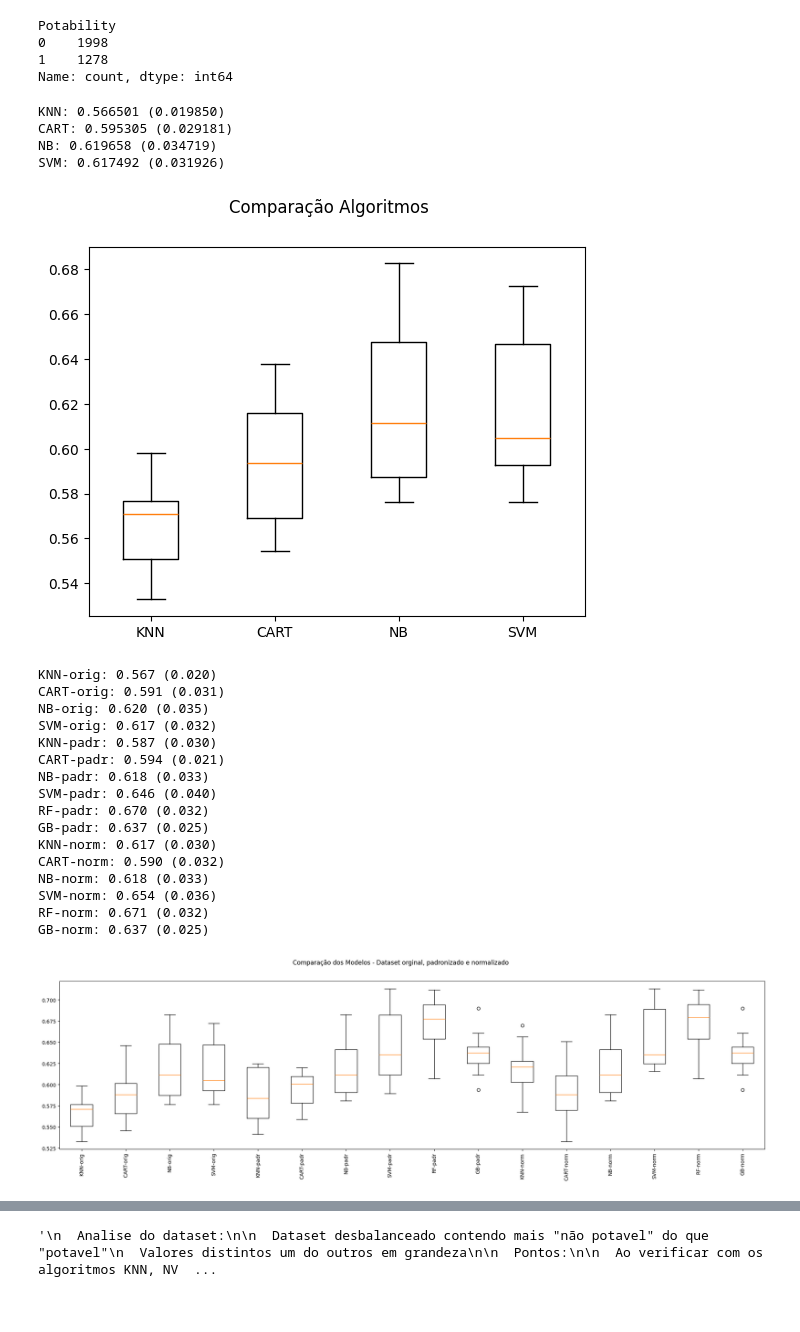
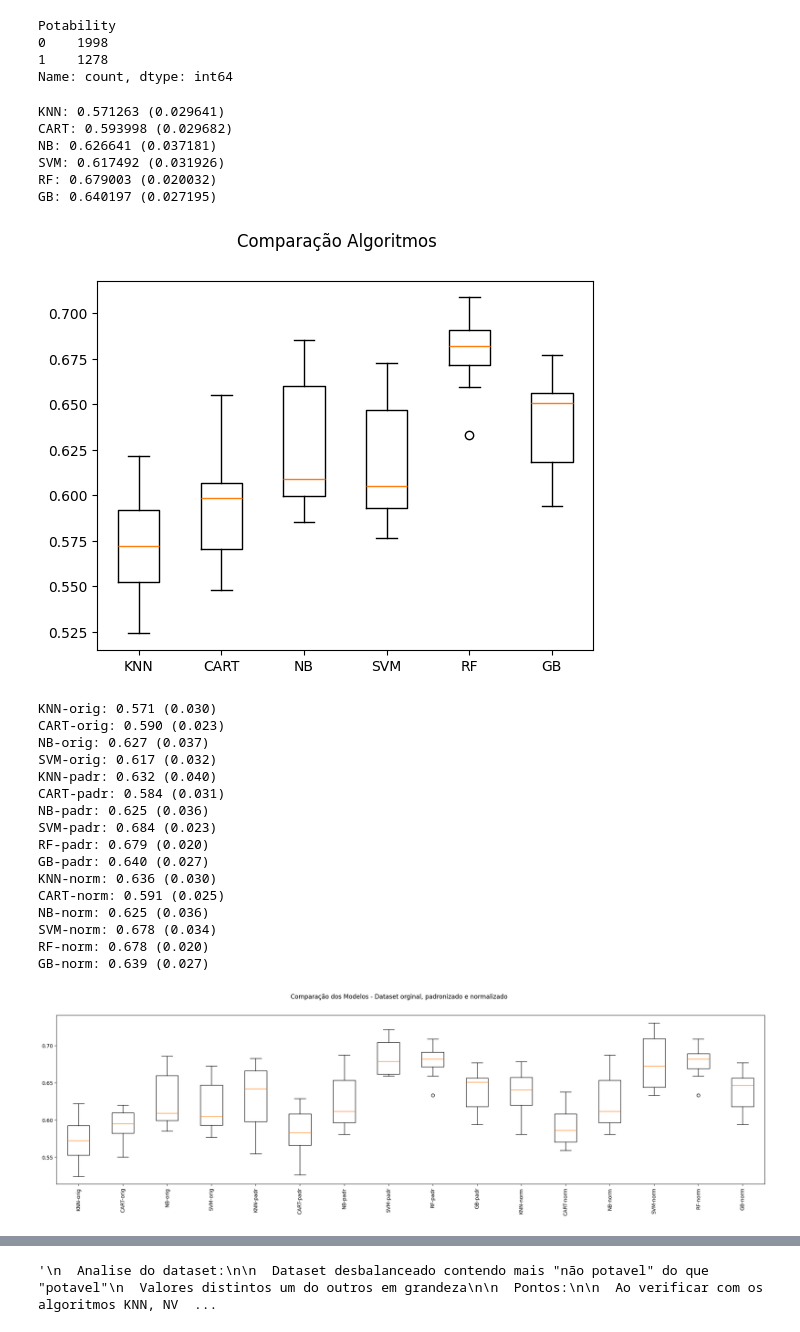
Before and after one commit to joao5142/pucrio-sprint-4-machine-learning, a Jupyter notebook: api/machine_learning/notebooks/ml_pucrio_sprint_4.ipynb, the cells around one changed output, grey strips where cells are left out. Saved outputs shown, nothing was run; the diff lists cells and outputs as text; code cells hidden in the pictures.

Commit message:
fix: adjust model

```diff
--- a/api/machine_learning/notebooks/ml_pucrio_sprint_4.ipynb
+++ b/api/machine_learning/notebooks/ml_pucrio_sprint_4.ipynb
@@ -63,7 +65,7 @@ Potability
 Name: count, dtype: int64
 # %%
 # Tratar datasets - Algumas colunas não tem valores
-dataset = dataset.fillna(0)
+dataset = dataset.fillna(dataset.mean())
 # %%
 # Holdout separar treino e teste
 
@@ -82,17 +84,15 @@ modelos.append(('KNN', KNeighborsClassifier()))
 modelos.append(('CART', DecisionTreeClassifier()))
 modelos.append(('NB', GaussianNB()))
 modelos.append(('SVM', SVC()))
+modelos.append(('RF', RandomForestClassifier(n_estimators=200, random_state=7)))
+modelos.append(('GB', GradientBoostingClassifier(n_estimators=200, random_state=7)))
 
 resultados = []
 nomes = []
 
 kfold = KFold(n_splits=10, shuffle=True, random_state=7)
 
-
-
 for nome_modelo, modelo in modelos:
-
-
     cv_resultados = cross_val_score(
         modelo,
         X_train,
@@ -112,10 +112,12 @@ for nome_modelo, modelo in modelos:
 
     print(msg)
 # %% [output]
-KNN: 0.566501 (0.019850)
-CART: 0.595305 (0.029181)
-NB: 0.619658 (0.034719)
+KNN: 0.571263 (0.029641)
+CART: 0.593998 (0.029682)
+NB: 0.626641 (0.037181)
 SVM: 0.617492 (0.031926)
+RF: 0.679003 (0.020032)
+GB: 0.640197 (0.027195)
 # %%
 # Comparar Algoritmos visualmente
 figura = plt.figure()
@@ -127,7 +129,7 @@ ax.set_xticklabels(nomes)
 
 plt.show()
 # %% [output]
-[figure, old version]
+[figure, new version]
 # %%
 # Melhorar mais o modelo - Resultado entre 50 - 60 sem normalização
 
@@ -144,6 +146,8 @@ knn = ('KNN', KNeighborsClassifier())
 cart = ('CART', DecisionTreeClassifier())
 naive_bayes = ('NB', GaussianNB())
 svm = ('SVM', SVC())
+rf = ('RF', RandomForestClassifier(n_estimators=200, random_state=7))
+gb = ('GB', GradientBoostingClassifier(n_estimators=200, random_state=7))
 
 # Transformações que serão utilizadas
 normalizacao_standard_scaler = ('StandardScaler', StandardScaler())
@@ -163,54 +167,54 @@ pipelines.append(('KNN-padr', Pipeline([normalizacao_standard_scaler, knn])))
 pipelines.append(('CART-padr', Pipeline([normalizacao_standard_scaler, cart])))
 pipelines.append(('NB-padr', Pipeline([normalizacao_standard_scaler, naive_bayes])))
 pipelines.append(('SVM-padr', Pipeline([normalizacao_standard_scaler, svm])))
-pipelines.append(('RF-padr', Pipeline([normalizacao_standard_scaler, ('RF', RandomForestClassifier(n_estimators=200, random_state=7))])))
-pipelines.append(('GB-padr', Pipeline([normalizacao_standard_scaler, ('GB', GradientBoostingClassifier(n_estimators=200, random_state=7))])))
+pipelines.append(('RF-padr', Pipeline([normalizacao_standard_scaler, rf])))
+pipelines.append(('GB-padr', Pipeline([normalizacao_standard_scaler, gb])))
 
 
 # Dataset Normalizado
 pipelines.append(('KNN-norm', Pipeline([normalizacao_min_max_scaler, knn])))
 pipelines.append(('CART-norm', Pipeline([normalizacao_min_max_scaler, cart])))
 pipelines.append(('NB-norm', Pipeline([normalizacao_min_max_scaler, naive_bayes])))
 pipelines.append(('SVM-norm', Pipeline([normalizacao_min_max_scaler, svm])))
-pipelines.append(('RF-norm', Pipeline([normalizacao_min_max_scaler, ('RF', RandomForestClassifier(n_estimators=200, random_state=7))])))
-pipelines.append(('GB-norm', Pipeline([normalizacao_min_max_scaler, ('GB', GradientBoostingClassifier(n_estimators=200, random_state=7))])))
+pipelines.append(('RF-norm', Pipeline([normalizacao_min_max_scaler, rf])))
+pipelines.append(('GB-norm', Pipeline([normalizacao_min_max_scaler, gb])))
 
 # Executando os pipelines
 for nome, modelo in pipelines:
     cv_results = cross_val_score(modelo, X_train, Y_train, cv=kfold, scoring=scoring)
 
     resultados.append(cv_results)
     nomes_modelos.append(nome)
 
     msg = "%s: %.3f (%.3f)" % (nome, cv_results.mean(), cv_results.std())
 
     print(msg)
 
 # Boxplot de comparação dos modelos
 fig = plt.figure(figsize=(25,6))
 fig.suptitle('Comparação dos Modelos - Dataset orginal, padronizado e normalizado')
 ax = fig.add_subplot(111)
 plt.boxplot(resultados)
 ax.set_xticklabels(nomes_modelos, rotation=90)
 plt.show()
 # %% [output]
-KNN-orig: 0.567 (0.020)
-CART-orig: 0.591 (0.031)
-NB-orig: 0.620 (0.035)
+KNN-orig: 0.571 (0.030)
+CART-orig: 0.590 (0.023)
+NB-orig: 0.627 (0.037)
 SVM-orig: 0.617 (0.032)
-KNN-padr: 0.587 (0.030)
-CART-padr: 0.594 (0.021)
-NB-padr: 0.618 (0.033)
-SVM-padr: 0.646 (0.040)
-RF-padr: 0.670 (0.032)
-GB-padr: 0.637 (0.025)
-KNN-norm: 0.617 (0.030)
-CART-norm: 0.590 (0.032)
-NB-norm: 0.618 (0.033)
-SVM-norm: 0.654 (0.036)
-RF-norm: 0.671 (0.032)
-GB-norm: 0.637 (0.025)
+KNN-padr: 0.632 (0.040)
+CART-padr: 0.584 (0.031)
+NB-padr: 0.625 (0.036)
+SVM-padr: 0.684 (0.023)
+RF-padr: 0.679 (0.020)
+GB-padr: 0.640 (0.027)
+KNN-norm: 0.636 (0.030)
+CART-norm: 0.591 (0.025)
+NB-norm: 0.625 (0.036)
+SVM-norm: 0.678 (0.034)
+RF-norm: 0.678 (0.020)
+GB-norm: 0.639 (0.027)
-[figure, old version]
+[figure, new version]
 # %%
 # Modelo selecionado e Previsões
 smote = SMOTE(random_state=7)
```
Also changed, not shown: parts of 4 cells of this notebook, 1 other file.
